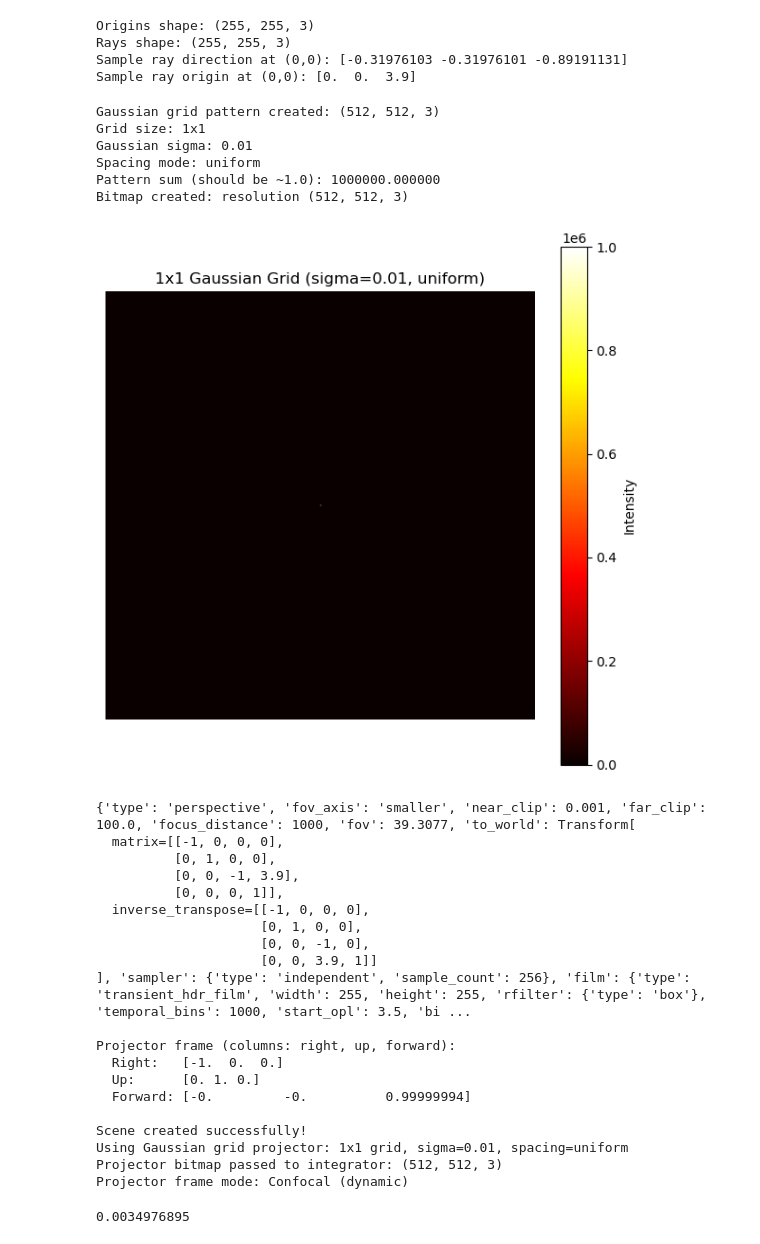
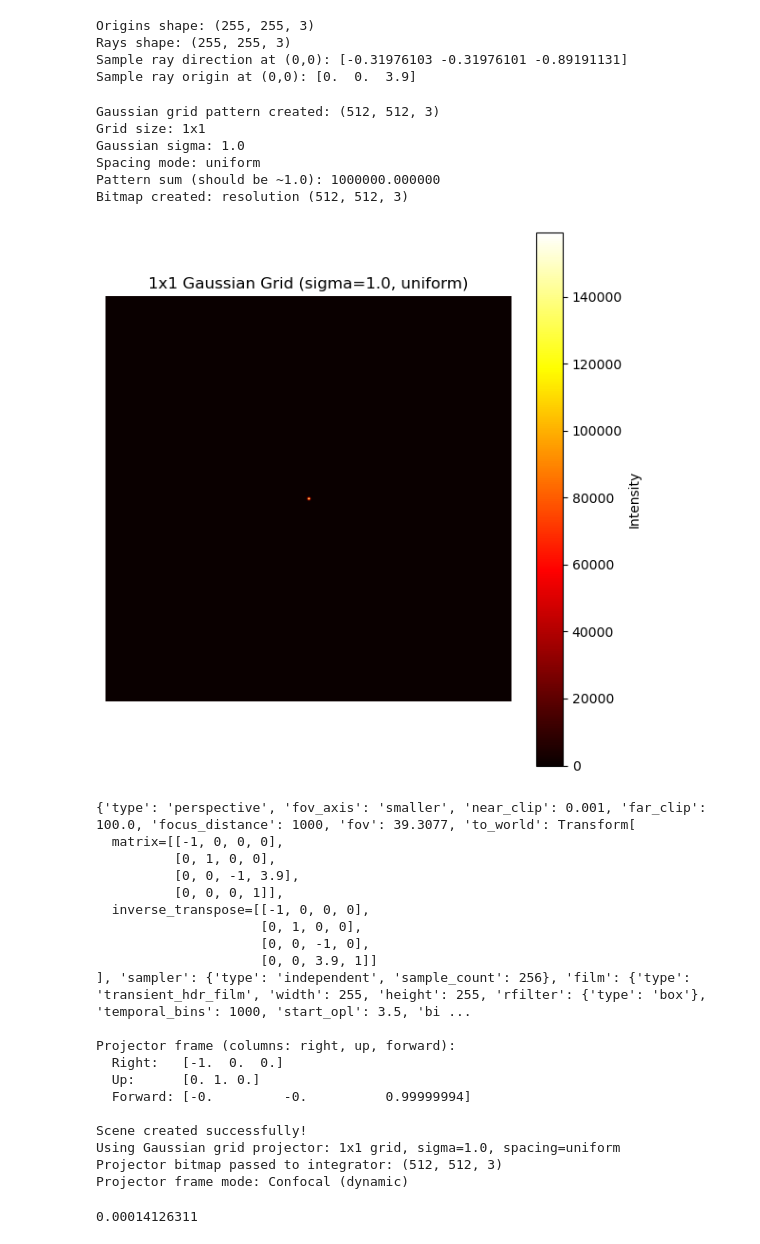
Before and after one commit to benattal/mitransient, a Jupyter notebook: cornell_confocal.ipynb, the cells around one changed output. Drawn from its saved outputs; the diff is of its cells as text; code cells hidden in the pictures.

Commit message:
Correct texture filter mode

```diff
--- a/cornell_confocal.ipynb
+++ b/cornell_confocal.ipynb
@@ -106,15 +106,16 @@ Sample ray origin at (0,0): [0.  0.  3.9]
 # Create Gaussian pattern for projector
 import numpy as np
 
-def create_single_gaussian(width, height, center_x, center_y, sigma):
+def create_single_gaussian(width, height, center_x, center_y, sigma, epsilon=1e-3):
     """Create a single Gaussian pattern centered at (center_x, center_y)."""
     x = np.arange(width)
     y = np.arange(height)
     xx, yy = np.meshgrid(x, y)
     gaussian = np.exp(-((xx - center_x)**2 + (yy - center_y)**2) / (2 * sigma**2))
+    gaussian = np.where(gaussian < epsilon, 0.0, gaussian)
     return gaussian
 
-def create_grid_gaussian_pattern(width, height, grid_size, sigma, spacing='uniform', random_seed=None):
+def create_grid_gaussian_pattern(width, height, grid_size, sigma, spacing='uniform', random_seed=None, epsilon=1e-3):
     """
     Create a grid of Gaussians.
 
@@ -141,7 +142,7 @@ def create_grid_gaussian_pattern(width, height, grid_size, sigma, spacing='unifo
 
         for cx in x_positions:
             for cy in y_positions:
-                gaussian = create_single_gaussian(width, height, cx, cy, sigma)
+                gaussian = create_single_gaussian(width, height, cx, cy, sigma, epsilon)
                 pattern += gaussian
 
     elif spacing == 'random':
@@ -172,48 +173,50 @@ def create_grid_gaussian_pattern(width, height, grid_size, sigma, spacing='unifo
 # ==== CONFIGURABLE PARAMETERS ====
 proj_width, proj_height = 512, 512
 grid_size = 1  # 3x3 grid of Gaussians
-sigma = 0.01  # Standard deviation of each Gaussian
+sigma = 1.0  # Standard deviation of each Gaussian
+epsilon = 1e-3
 spacing_mode = 'uniform'  # 'uniform' or 'random'
 random_seed = 42  # Only used if spacing_mode='random'
 intensity = 1000000.0
-fov = 0.8
+fov = 0.6
 
 # Create the pattern
 pattern = create_grid_gaussian_pattern(
     proj_width, proj_height,
     grid_size=grid_size,
     sigma=sigma,
     spacing=spacing_mode,
-    random_seed=random_seed
+    random_seed=random_seed,
+    epsilon=epsilon
 ) * intensity
 
 print(f"Gaussian grid pattern created: {pattern.shape}")
 print(f"Grid size: {grid_size}x{grid_size}")
 print(f"Gaussian sigma: {sigma}")
 print(f"Spacing mode: {spacing_mode}")
 print(f"Pattern sum (should be ~1.0): {np.sum(pattern[:,:,0]):.6f}")
 
 # Create bitmap from pattern
-bitmap = mi.Texture2f(pattern)
+bitmap = mi.Texture2f(pattern, filter_mode=dr.FilterMode.Nearest)
 print(f"Bitmap created: resolution {bitmap.shape}")
 
 # Optional: visualize the pattern
 import matplotlib.pyplot as plt
 plt.figure(figsize=(6, 6))
 plt.imshow(pattern[:,:,0], cmap='hot')
 plt.colorbar(label='Intensity')
 plt.title(f'{grid_size}x{grid_size} Gaussian Grid (sigma={sigma}, {spacing_mode})')
 plt.axis('off')
 plt.tight_layout()
 plt.show()
 # %% [output]
 Gaussian grid pattern created: (512, 512, 3)
 Grid size: 1x1
-Gaussian sigma: 0.01
+Gaussian sigma: 1.0
 Spacing mode: uniform
 Pattern sum (should be ~1.0): 1000000.000000
 Bitmap created: resolution (512, 512, 3)
-[figure, old version]
+[figure, new version]
 # %%
 # Remove keys from a list
 keys_to_remove = ['light', 'integrator']  # Example: remove these plugins if present
@@ -251,10 +254,10 @@ integrator = mi.load_dict(
     {
         "type": "transient_path",
         "temporal_filter": "gaussian",
-        "gaussian_stddev": 2.0,
+        "gaussian_stddev": 4.0,
         "use_confocal_light_source": True,  # Set to False to use static projector frame
-        "use_nlos_only": True,
-        "camera_unwarp": True,
+        "use_nlos_only": False,
+        "camera_unwarp": False,
         "projector_texture": bitmap,  # Pass the bitmap object to the integrator
         "projector_fov": fov,
         "projector_frame": projector_frame,  # Pass the projector frame
@@ -268,7 +271,7 @@ print(f"Projector bitmap passed to integrator: {bitmap.shape}")
 print(f"Projector frame mode: {'Confocal (dynamic)' if integrator.use_confocal_light_source else 'Static (camera-aligned)'}")
 
 scene = mi.load_dict(d)
-data_steady, data_transient = mi.render(scene, spp=10240)
+data_steady, data_transient = mi.render(scene, spp=10000)
 # %% [output]
 {'type': 'perspective', 'fov_axis': 'smaller', 'near_clip': 0.001, 'far_clip': 100.0, 'focus_distance': 1000, 'fov': 39.3077, 'to_world': Transform[
   matrix=[[-1, 0, 0, 0],
@@ -287,13 +290,13 @@ Projector frame (columns: right, up, forward):
   Forward: [-0.         -0.          0.99999994]
 
 Scene created successfully!
-Using Gaussian grid projector: 1x1 grid, sigma=0.01, spacing=uniform
+Using Gaussian grid projector: 1x1 grid, sigma=1.0, spacing=uniform
 Projector bitmap passed to integrator: (512, 512, 3)
 Projector frame mode: Confocal (dynamic)
 # %%
 # Plot the computed transient image as a video
-data_transient = dr.clip(data_transient, 0.0, 0.01)
-data_transient_tonemapped = mitr.vis.tonemap_transient(data_transient)
+data_transient_clipped = dr.clip(data_transient, 0.0, 0.001)
+data_transient_tonemapped = mitr.vis.tonemap_transient(data_transient_clipped)
 
 mitr.vis.save_video(
     'stupid.mp4',
@@ -301,7 +304,7 @@ mitr.vis.save_video(
     axis_video=2,
 )
 # %% [output]
-0.0034976895
+0.00014126311
 # %%
 # Plot some frames of the computed transient image
 import matplotlib.pyplot as plt
```
Also changed, not shown: parts of 1 cell of this notebook, 2 other files.
